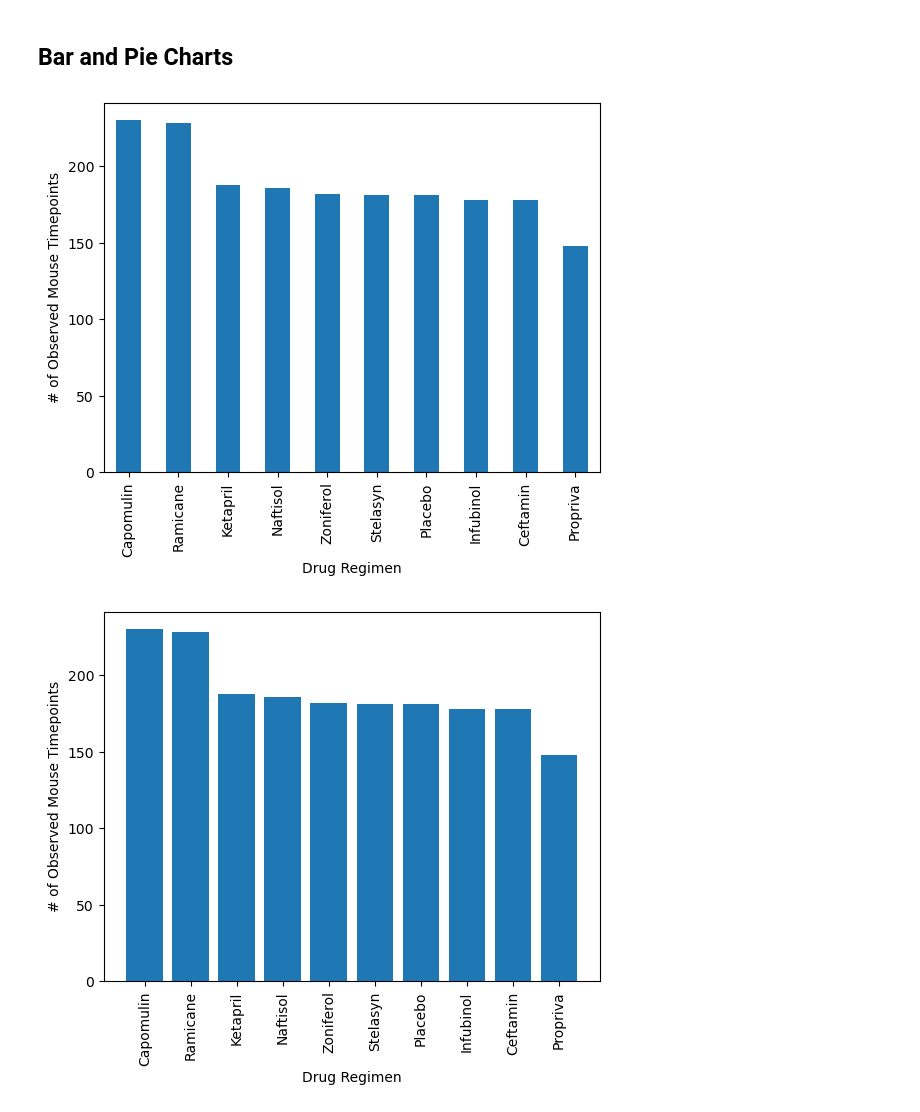
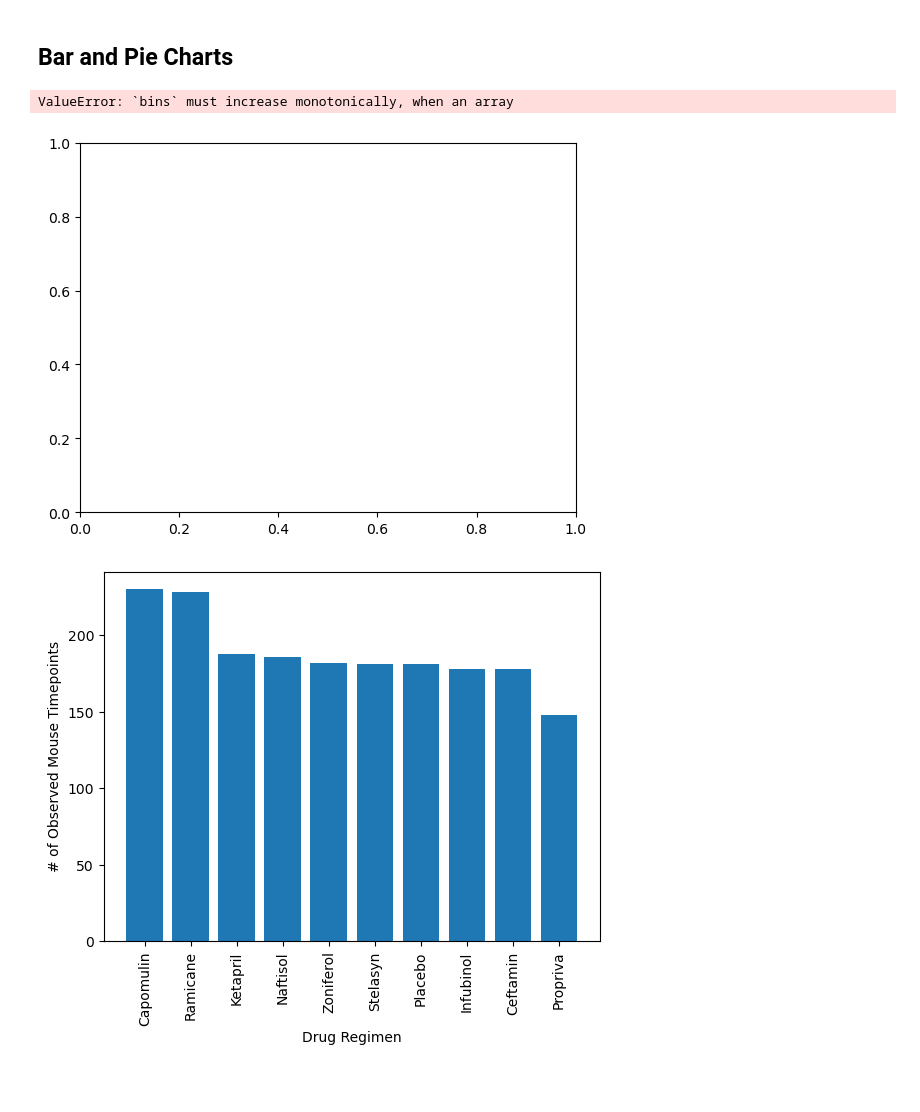
Before and after one commit to rfe123/umn_data_matplotlib_challenge, a Jupyter notebook: Pymaceuticals/pymaceuticals_starter.ipynb, the cells around one changed output. Saved outputs shown, nothing was run; the diff lists cells and outputs as text; code cells hidden in the pictures; blank space fills up the shorter version.

Commit message:
Plotting Bar Charts

```diff
--- a/Pymaceuticals/pymaceuticals_starter.ipynb
+++ b/Pymaceuticals/pymaceuticals_starter.ipynb
@@ -124,8 +140,18 @@ mouse_results_clean.groupby('Drug Regimen').aggregate({'Tumor Volume (mm3)':['me
 ## Bar and Pie Charts
 # %%
 # Generate a bar plot showing the total number of rows (Mouse ID/Timepoints) for each drug regimen using Pandas.
+drug_counts = mouse_results_clean.groupby('Drug Regimen')['Mouse ID'].size().reset_index()
+x_axis = len(drug_counts['Drug Regimen'].unique())
+tick_locations = [val for val in x_axis]
+
+plt.hist(x_axis, drug_counts['Mouse ID'])
+# plt.xlabel('Drug Regimen')
+# plt.ylabel('# of Observed Mouse Timepoints')
+
+plt.show()
 # %% [output]
+ValueError: `bins` must increase monotonically, when an array
-[figure, old version]
+[figure, new version]
 # %%
 # Generate a bar plot showing the total number of rows (Mouse ID/Timepoints) for each drug regimen using pyplot.
 # %% [output]
```
Also changed, not shown: parts of 3 cells of this notebook.
